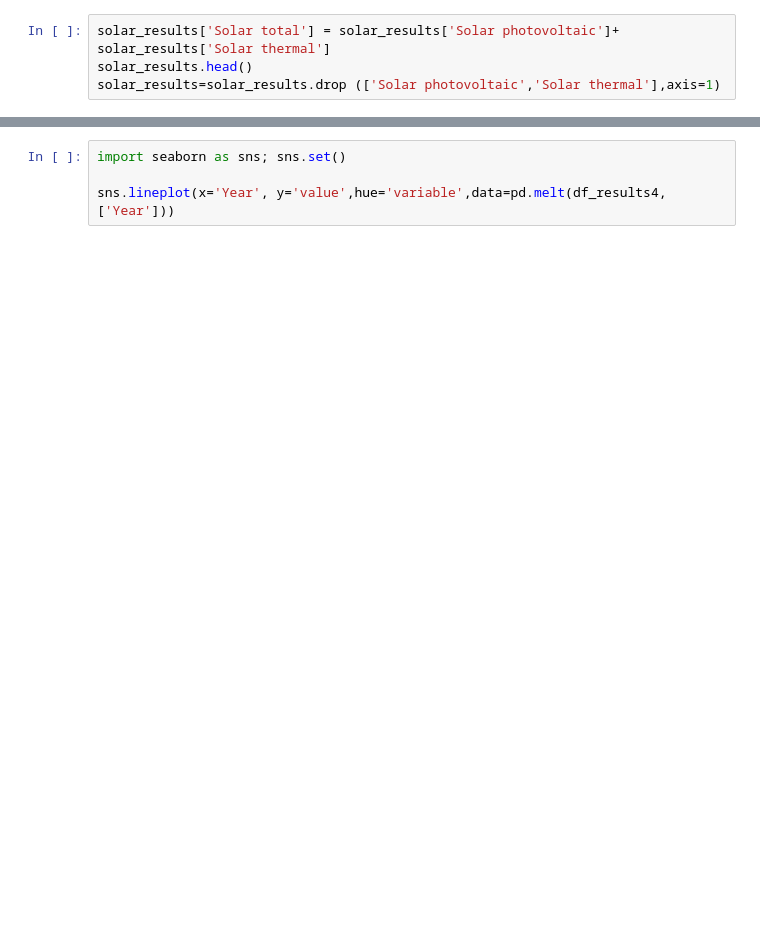
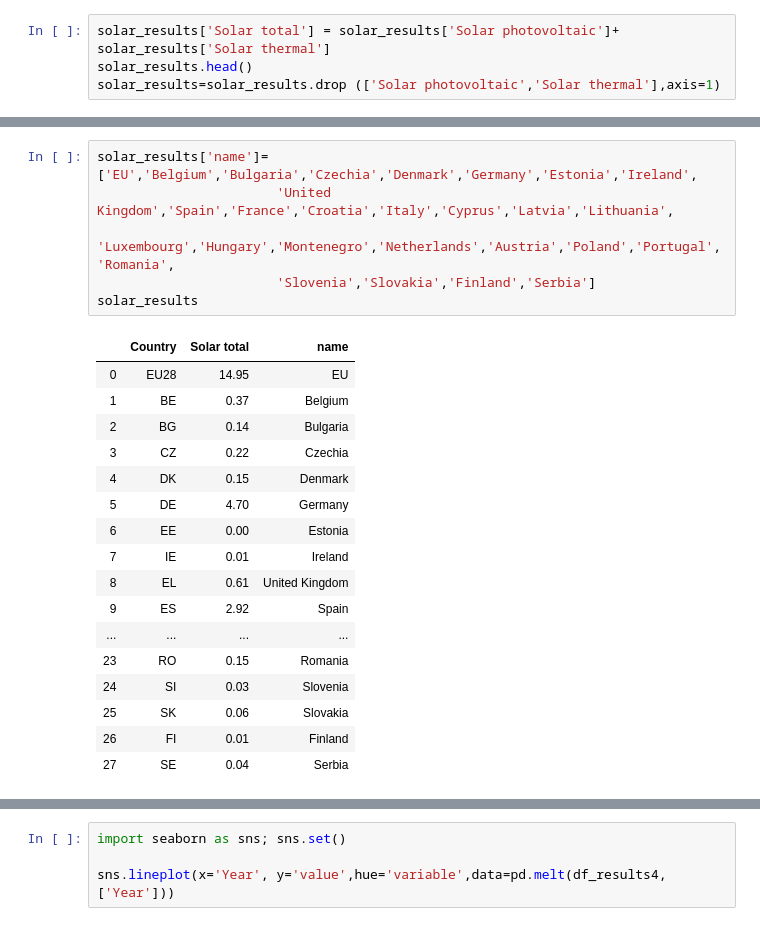
Before and after one commit to nlygar/renewable-energy-eu-statistics, a Jupyter notebook: Untitled1.ipynb, the cells around one changed output, grey strips where cells are left out. Cells and saved outputs as stored; diff of their text form; blank space fills up the shorter version.

```diff
--- a/Untitled1.ipynb
+++ b/Untitled1.ipynb
@@ -429,0 +463,24 @@ plt.show()
+# %%
+solar_results['name']=['EU','Belgium','Bulgaria','Czechia','Denmark','Germany','Estonia','Ireland',
+                       'United Kingdom','Spain','France','Croatia','Italy','Cyprus','Latvia','Lithuania',
+                       'Luxembourg','Hungary','Montenegro','Netherlands','Austria','Poland','Portugal','Romania',
+                       'Slovenia','Slovakia','Finland','Serbia']
+solar_results
+# %% [output]
+|  | Country | Solar total | name |
+| 0 | EU28 | 14.95 | EU |
+| 1 | BE | 0.37 | Belgium |
+| 2 | BG | 0.14 | Bulgaria |
+| 3 | CZ | 0.22 | Czechia |
+| 4 | DK | 0.15 | Denmark |
+| 5 | DE | 4.70 | Germany |
+| 6 | EE | 0.00 | Estonia |
+| 7 | IE | 0.01 | Ireland |
+| 8 | EL | 0.61 | United Kingdom |
+| 9 | ES | 2.92 | Spain |
+| ... | ... | ... | ... |
+| 23 | RO | 0.15 | Romania |
+| 24 | SI | 0.03 | Slovenia |
+| 25 | SK | 0.06 | Slovakia |
+| 26 | FI | 0.01 | Finland |
+| 27 | SE | 0.04 | Serbia |
```
Also changed, not shown: parts of 7 cells of this notebook.
